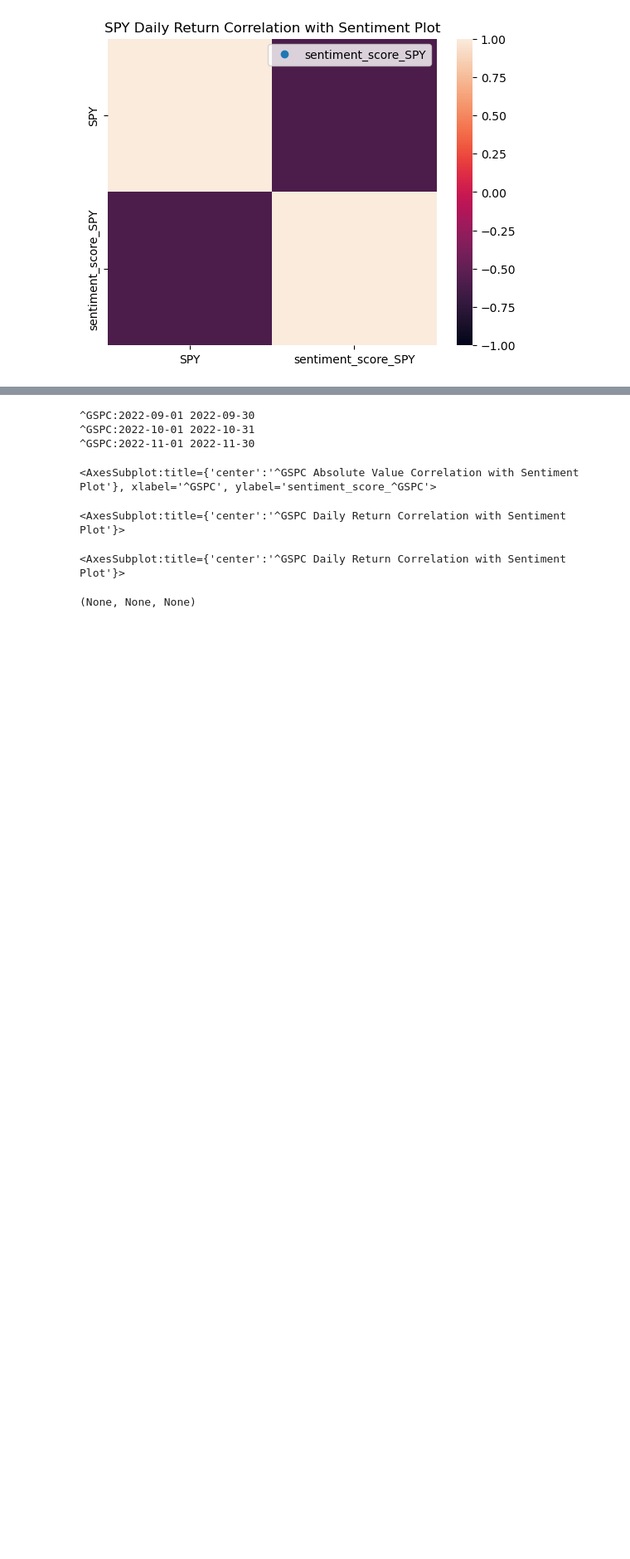
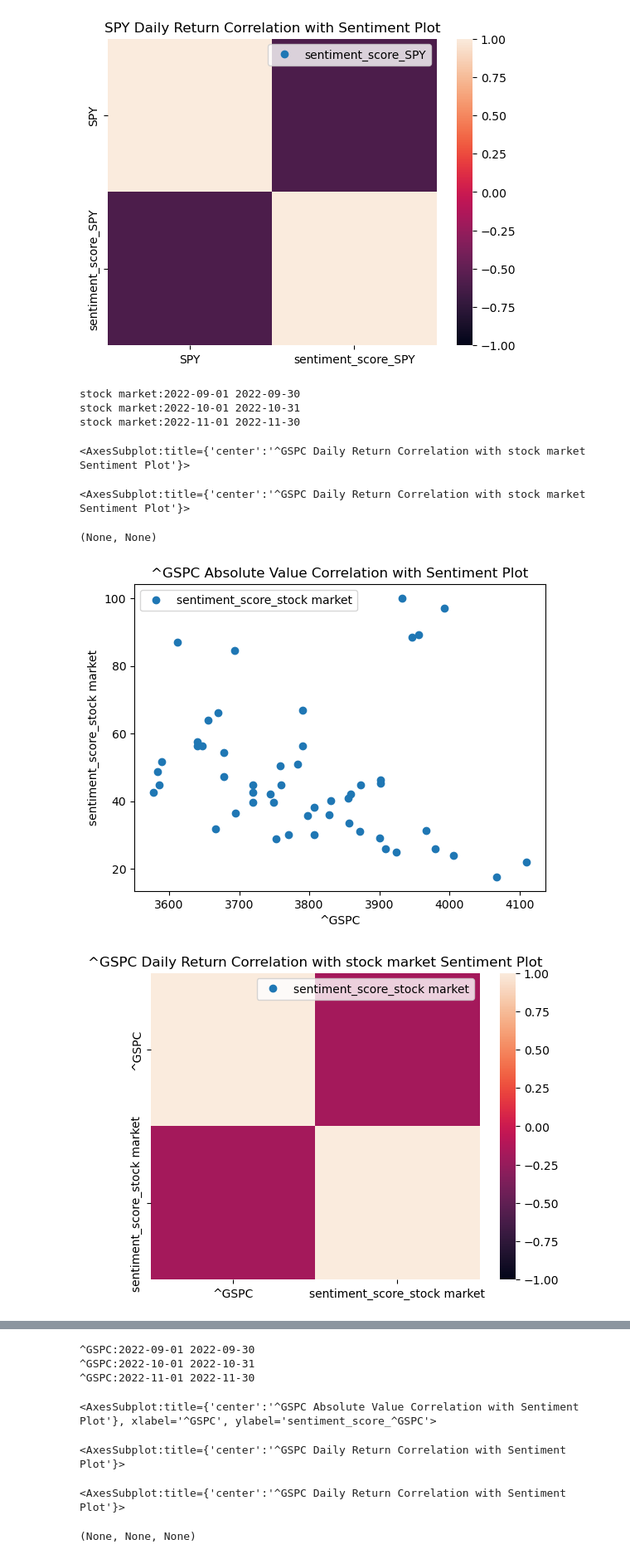
Before and after one commit to robel-codes/asset-correlation-analysis, a Jupyter notebook: pytrends_sentiment.ipynb, the cells around one changed output, grey strips where cells are left out. Shown at 83% size. Saved outputs shown, nothing was run; the diff lists cells and outputs as text; code cells hidden in the pictures; blank space fills up the shorter version.

Commit message:
Draft of the cleaned up python notebook created, and trends function refined

```diff
--- a/pytrends_sentiment.ipynb
+++ b/pytrends_sentiment.ipynb
@@ -146,3 +149,77 @@ SPY:2022-11-01 2022-11-30
 (None, None)
 [figure]
 [figure]
+# %%
+# Testing new function
+# Takes a ticker symbol and a search
+# Generates analysis
+
+
+def trend_analysis_expanded(ticker_symbol, search_term):
+
+    trends1 = dailydata.get_daily_data(search_term, 2022, 9, 2022, 11, geo='US')
+    # trends2 = dailydata.get_daily_data(key_word, 2022, 6, 2022, 8, geo='US')
+    # trends3 = dailydata.get_daily_data(key_word, 2022, 3, 2022, 5, geo='US')
+
+
+    trends_combined = pd.concat([trends1], axis='rows', join='inner')
+    trends_combined.sort_index(ascending=True, inplace=True)
+    trends_combined.drop(columns=[f'{search_term}_unscaled', f'{search_term}_monthly', 'isPartial', 'scale'], inplace=True)
+    trends_combined.columns = [f'sentiment_score_{search_term}']
+
+    # return trends_combined
+
+
+    # Gets the historical abs value of the asset
+    asset_historical_df = web.get_data_yahoo([ticker_symbol], '10/31/2017', interval='d')
+    asset_historical_df = asset_historical_df.iloc[:, [0,1,2]]
+    asset_historical_df = asset_historical_df['Close']
+    asset_historical_df.columns = [' '.join(col).strip() for col in asset_historical_df.columns.values]
+
+    # concat and plot correlation ABS
+    absolute_price_correlation_df = pd.concat([asset_historical_df, trends_combined], axis="columns", join="inner")
+    absolute_price_correlation_df.columns = [ticker_symbol, f'sentiment_score_{search_term}']
+
+    # return absolute_price_correlation_df
+    plot1 = absolute_price_correlation_df.plot(x=ticker_symbol, y=f'sentiment_score_{search_term}', style= 'o')
+    plot2 = plt.xlabel(ticker_symbol)
+    plot3 = plt.ylabel(f'sentiment_score_{search_term}')
+    plt.title(f"{ticker_symbol} Absolute Value Correlation with Sentiment Plot")
+    # return plot1
+
+
+    # concat and plot correlation daily returns
+    # Adds the pct_change()
+    daily_return_correlation = absolute_price_correlation_df.copy()
+    daily_return_correlation['Daily_Return'] = daily_return_correlation[ticker_symbol].pct_change()
+    daily_return_correlation.drop(columns=[ticker_symbol], inplace=True)
+    daily_return_correlation.dropna(inplace=True)
+    plot4 = daily_return_correlation.plot(x='Daily_Return', y=f'sentiment_score_{search_term}', style= 'o')
+    plot5 = plt.xlabel("Daily_Return")
+    plot6 = plt.ylabel(f'sentiment_score_{search_term}')
+    plt.title(f"{ticker_symbol} Daily Return Correlation with {search_term} Sentiment Plot")
+
+    # return plot1, plot4
+
+    # calculate which is more correlated
+
+
+    # Plot heatmap
+    correlation = absolute_price_correlation_df.corr()
+    corr_plot = sns.heatmap(correlation, vmin=-1, vmax=1)
+
+    # return display(plot1), display(plot4), display(corr_plot)
+    return display(plot4), display(corr_plot)
+
+
+
+print(trend_analysis_expanded("^GSPC","stock market"))
+# %% [output]
+stock market:2022-09-01 2022-09-30
+stock market:2022-10-01 2022-10-31
+stock market:2022-11-01 2022-11-30
+<AxesSubplot:title={'center':'^GSPC Daily Return Correlation with stock market Sentiment Plot'}>
+<AxesSubplot:title={'center':'^GSPC Daily Return Correlation with stock market Sentiment Plot'}>
+(None, None)
+[figure, added]
+[figure, added]
```
Also changed, not shown: parts of 7 cells of this notebook.
